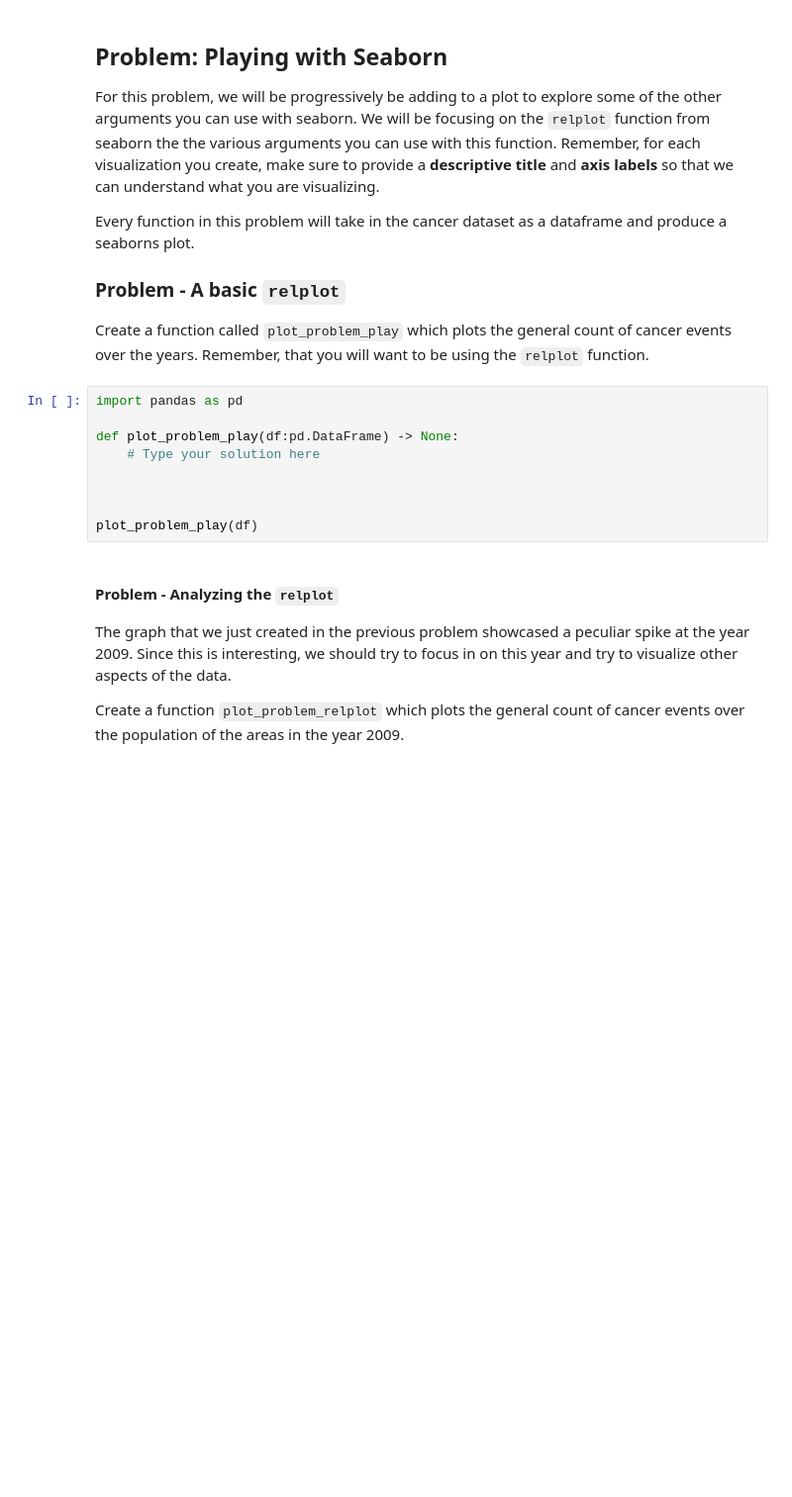
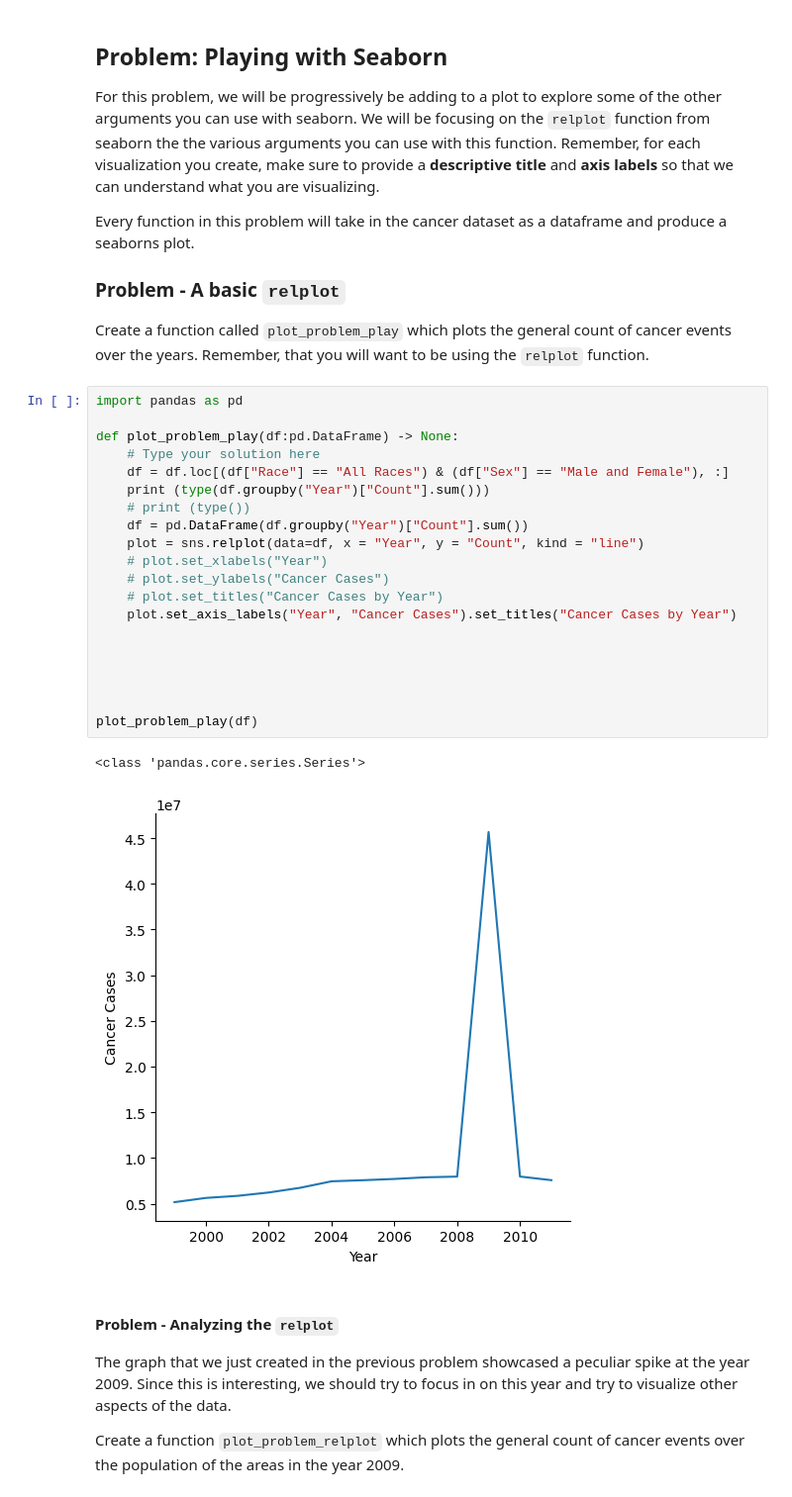
Before and after one commit to NCHS-CS/cse163-nchs, a Jupyter notebook: Sem1ExamPrep/SeabornPractice/seaborn_plotting_practice.ipynb, the cells around one changed output. Shown: that part at 99% size. Drawn from its saved outputs; the diff is of its cells as text; blank space fills up the shorter version.

```diff
--- a/Sem1ExamPrep/SeabornPractice/seaborn_plotting_practice.ipynb
+++ b/Sem1ExamPrep/SeabornPractice/seaborn_plotting_practice.ipynb
@@ -89,15 +89,29 @@ Every function in this problem will take in the cancer dataset as a dataframe an
 
 ### Problem - A basic `relplot`
 Create a function called `plot_problem_play` which plots the general count of cancer events over the years. Remember, that you will want to be using the `relplot` function.
-# %%
-import pandas as pd
-
-def plot_problem_play(df:pd.DataFrame) -> None:
-    # Type your solution here
-
-
-
-plot_problem_play(df)
+# %%
+import pandas as pd
+
+def plot_problem_play(df:pd.DataFrame) -> None:
+    # Type your solution here
+    df = df.loc[(df["Race"] == "All Races") & (df["Sex"] == "Male and Female"), :]
+    print (type(df.groupby("Year")["Count"].sum()))
+    # print (type())
+    df = pd.DataFrame(df.groupby("Year")["Count"].sum())
+    plot = sns.relplot(data=df, x = "Year", y = "Count", kind = "line")
+    # plot.set_xlabels("Year")
+    # plot.set_ylabels("Cancer Cases")
+    # plot.set_titles("Cancer Cases by Year")
+    plot.set_axis_labels("Year", "Cancer Cases").set_titles("Cancer Cases by Year")
+
+
+
+
+
+plot_problem_play(df)
+# %% [output]
+<class 'pandas.core.series.Series'>
+[figure, added]
 # %% [markdown]
 #### Problem - Analyzing the `relplot`
 The graph that we just created in the previous problem showcased a peculiar spike at the year 2009. Since this is interesting, we should try to focus in on this year and try to visualize other aspects of the data.
```
Also changed, not shown: parts of 1 cell of this notebook, 3 other files.
